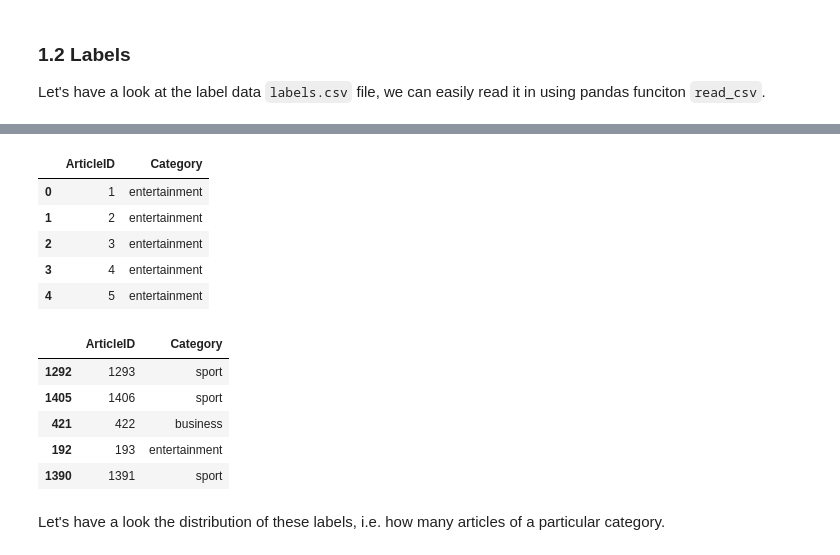
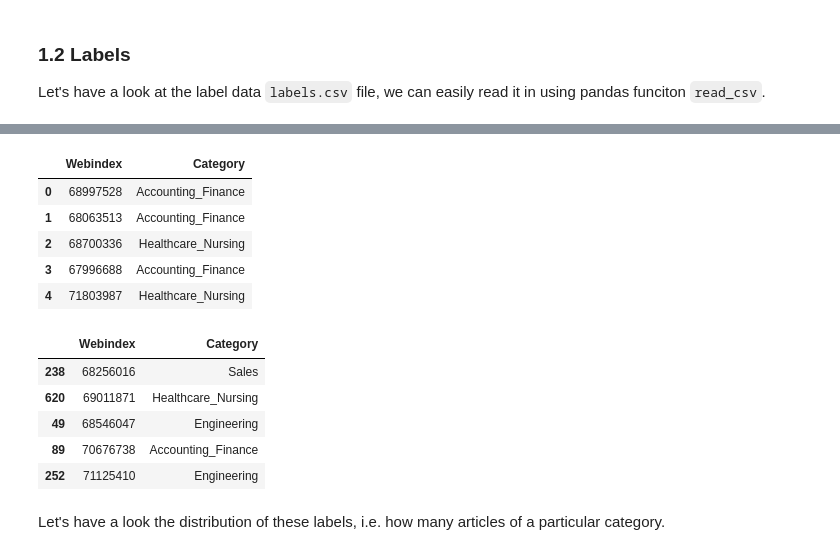
Before and after one commit to tnathu-ai/NLP-Job-Ad, a Jupyter notebook: Act 4_Document Classification.ipynb, the cells around one changed output, grey strips where cells are left out. Drawn from its saved outputs; the diff is of its cells as text; code cells hidden in the pictures.

```diff
--- a/Act 4_Document Classification.ipynb
+++ b/Act 4_Document Classification.ipynb
@@ -80,3 +82,16 @@ Now we have reconstructed the vector representation (binary, count and tfidf) of
 # %% [markdown]
 ### 1.2 Labels
 Let's have a look at the label data `labels.csv` file, we can easily read it in using pandas funciton `read_csv`.
+# %%
+# Read job_ad.csv
+job_ad = pd.read_csv('job_ad.csv')
+
+# # get the description of the job ad
+# description = job_ad['Description']
+# # get the tokenized description of the job ad
+# tk_description = job_ad['Tokenized Description']
+webindex = job_ad['Webindex']
+
+
+# print first 3 rows
+job_ad.head(3)
@@ -83,22 +103,22 @@ Let's have a look at the label data `labels.csv` file, we can easily read it in
 # %%
-labels_df = pd.read_csv('labels.csv')
+labels_df = job_ad[['Webindex', 'Category']]
 labels_df.head()
 # %% [output]
-|  | ArticleID | Category |
-| 0 | 1 | entertainment |
-| 1 | 2 | entertainment |
-| 2 | 3 | entertainment |
-| 3 | 4 | entertainment |
-| 4 | 5 | entertainment |
+|  | Webindex | Category |
+| 0 | 68997528 | Accounting_Finance |
+| 1 | 68063513 | Accounting_Finance |
+| 2 | 68700336 | Healthcare_Nursing |
+| 3 | 67996688 | Accounting_Finance |
+| 4 | 71803987 | Healthcare_Nursing |
 # %%
 labels_df.sample(5)
 # %% [output]
-|  | ArticleID | Category |
-| 1292 | 1293 | sport |
-| 1405 | 1406 | sport |
-| 421 | 422 | business |
-| 192 | 193 | entertainment |
-| 1390 | 1391 | sport |
+|  | Webindex | Category |
+| 238 | 68256016 | Sales |
+| 620 | 69011871 | Healthcare_Nursing |
+| 49 | 68546047 | Engineering |
+| 89 | 70676738 | Accounting_Finance |
+| 252 | 71125410 | Engineering |
 # %% [markdown]
 Let's have a look the distribution of these labels, i.e. how many articles of a particular category.
 # %%
```
Also changed, not shown: parts of 33 cells of this notebook, 5 other files.
